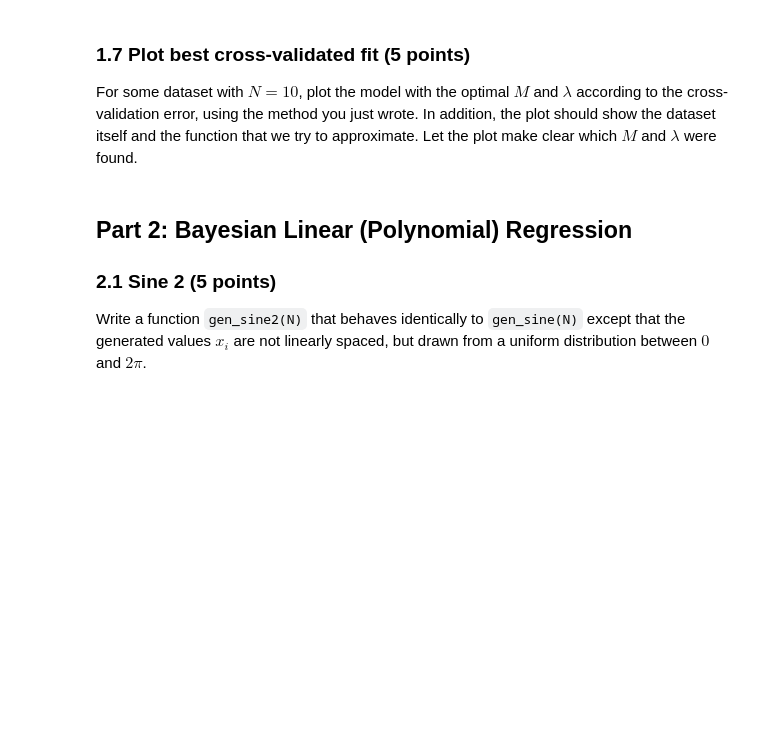
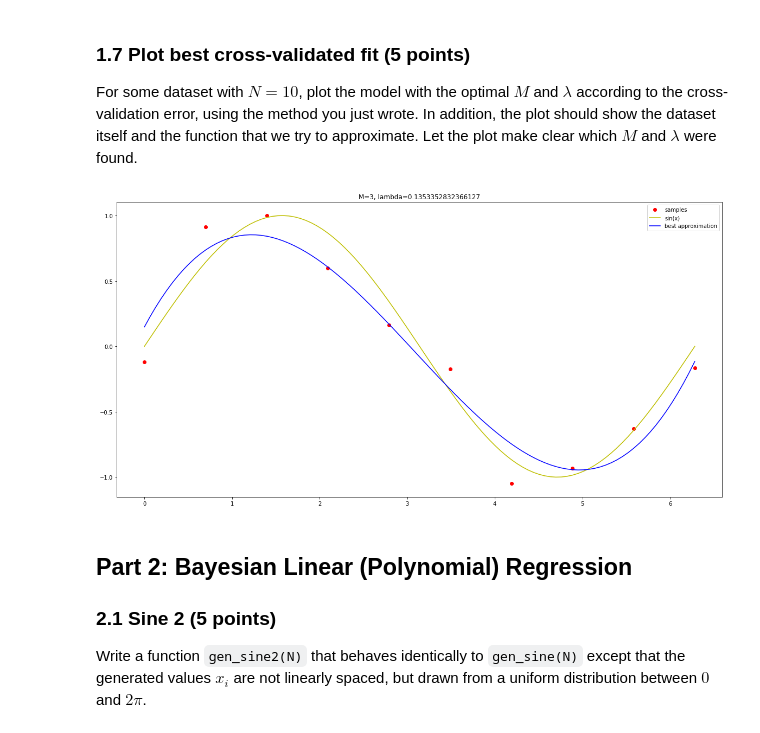
Before and after one commit to wlongxiang/MachineLearning1, a Jupyter notebook: assignments/lab/lab1.ipynb, the cells around one changed output. Saved outputs shown, nothing was run; the diff lists cells and outputs as text; code cells hidden in the pictures; blank space fills up the shorter version.

```diff
--- a/assignments/lab/lab1.ipynb
+++ b/assignments/lab/lab1.ipynb
@@ -225,9 +302,3 @@ Use cross-validation to find a good choice of $M$ and $\lambda$, given a dataset
 You can let $M \in (0, 1, ..., 10)$, and let $\lambda \in (e^{-10}, e^{-9}, ..., e^{0})$.
 
 a) (5 points) First of all, write a method `pred_error(x_train, x_valid, t_train, t_valid, M, lamb)` that compares the prediction of your method `fit_polynomial_reg` for a given set of parameters $M$ and $\lambda$ to `t_valid`. It should return the prediction error for a single fold.
-# %%
-def pred_error(x_train, x_valid, t_train, t_valid, M, reg):
-    # YOUR CODE HERE
-    raise NotImplementedError()
-
-    return pred_err
@@ -255,9 +339,3 @@ def kfold_indices(N, k):
         valid_folds.append(valid_indices)
         train_folds.append(np.setdiff1d(all_indices, valid_indices))
     return train_folds, valid_folds
-# %%
-def find_best_m_and_lamb(x, t):
-    # YOUR CODE HERE
-    raise NotImplementedError()
-
-    return M_best, lamb_best
@@ -263,0 +351,5 @@ def find_best_m_and_lamb(x, t):
+# %%
+M_space = [i for i in range(11)]
+lamb_space = [np.exp(i) for i in range(-10,1)]
+N = 10
+k = 5
@@ -263,0 +390,5 @@ def find_best_m_and_lamb(x, t):
+# %%
+x1, t1 = gen_sine(10)
+# find the best model
+M_best1, lamb_best1 = find_best_m_and_lamb(x1, t1)
+M_best1, lamb_best1
@@ -288,3 +435,27 @@ raise NotImplementedError()
+# %%
+M = [0,2,4,6,8,10,12,14]
+N = 10
+plt.rcParams["figure.figsize"] = [20,10]
+
+x, t = gen_sine(N)
+plt.plot(x, t, 'ro', label="samples")
+w_reg, Phi_reg = fit_polynomial_reg(x,t,M_best1, lamb_best1)
+# print("weights (M={}):".format(M[i]), w)
+
+
+pred_x = np.linspace(0, 2*np.pi, 100)
+plt.plot(pred_x, np.sin(pred_x), "y", label="sin(x)")
+
+detailed_Phi = designmatrix(pred_x, M_best1)
+pred_reg = detailed_Phi.dot(w_reg)
+plt.plot(pred_x, pred_reg, "b", label="best approximation")
+plt.legend(loc='best')
+plt.title("M={}, lambda={}".format(M_best1, lamb_best1))
+
+
+plt.show()
+# %% [output]
+[figure, added]
 # %% [markdown]
 ## Part 2: Bayesian Linear (Polynomial) Regression
 
```
Also changed, not shown: parts of 25 cells of this notebook, 1 other file.
